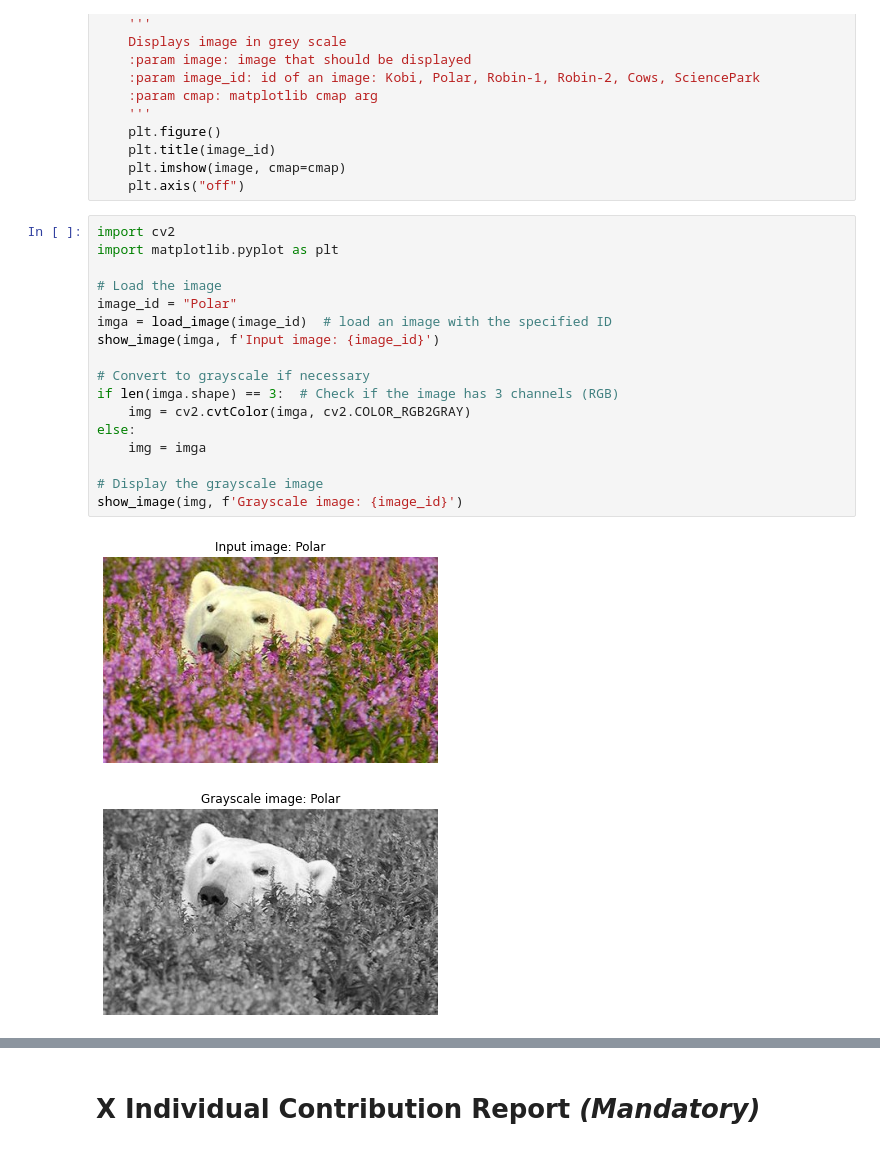
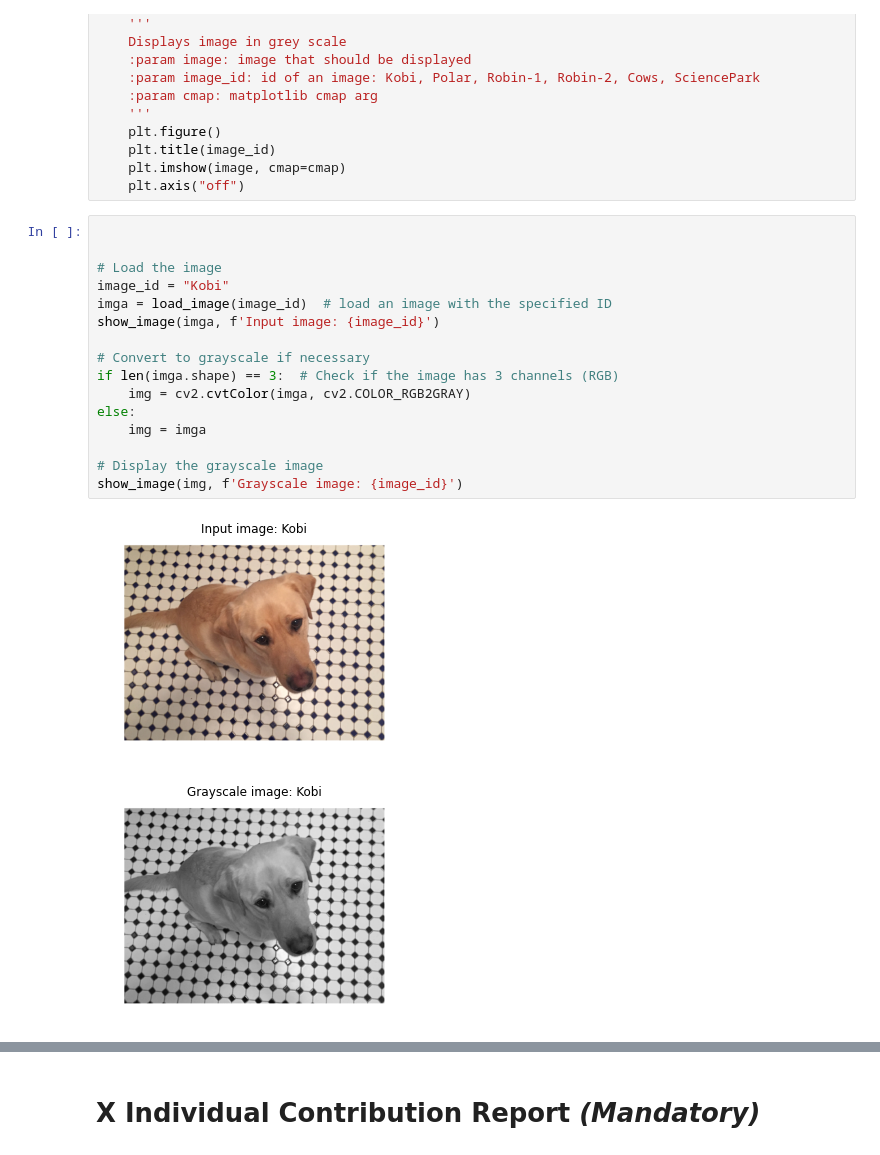
Before and after one commit to karim-abdel/ComputerVision_1, a Jupyter notebook: Lab2/CV1_Lab2.ipynb, the cells around one changed output, grey strips where cells are left out. Drawn from its saved outputs; the diff is of its cells as text.

```diff
--- a/Lab2/CV1_Lab2.ipynb
+++ b/Lab2/CV1_Lab2.ipynb
@@ -1359,22 +1335,21 @@ def show_image(image, image_id:str= "Polar", cmap='gray'):
     plt.imshow(image, cmap=cmap)
     plt.axis("off")
 # %%
-import cv2
-import matplotlib.pyplot as plt
+
 
 # Load the image
-image_id = "Polar"
+image_id = "Kobi"
 imga = load_image(image_id)  # load an image with the specified ID
 show_image(imga, f'Input image: {image_id}')
 
 # Convert to grayscale if necessary
 if len(imga.shape) == 3:  # Check if the image has 3 channels (RGB)
     img = cv2.cvtColor(imga, cv2.COLOR_RGB2GRAY)
 else:
     img = imga
 
 # Display the grayscale image
 show_image(img, f'Grayscale image: {image_id}')
 # %% [output]
-[figure, old version]
+[figure, new version]
-[figure, old version]
+[figure, new version]
```
Also changed, not shown: parts of 32 cells of this notebook, 1 other file.
